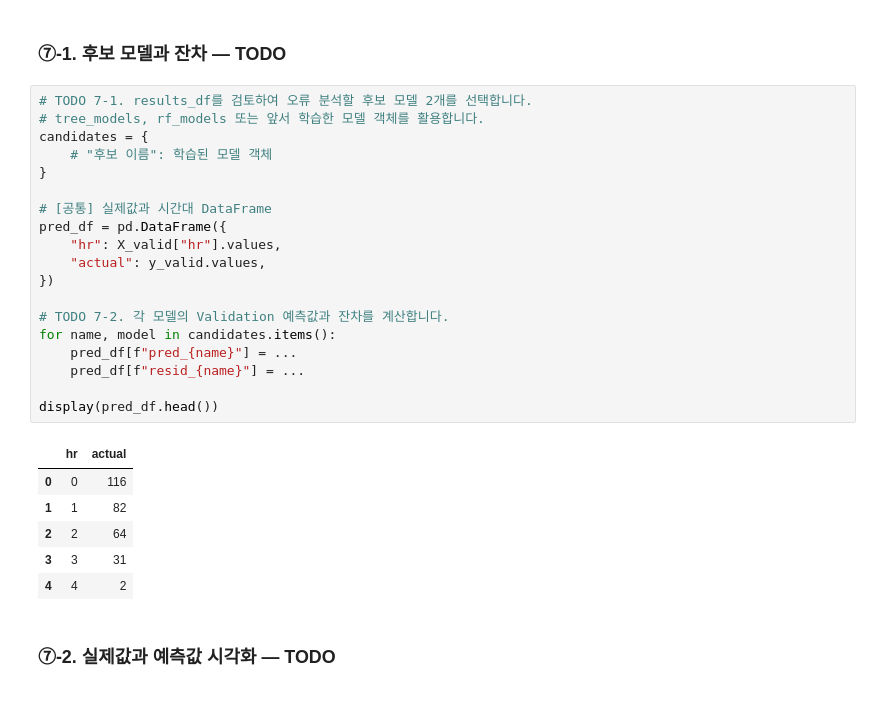
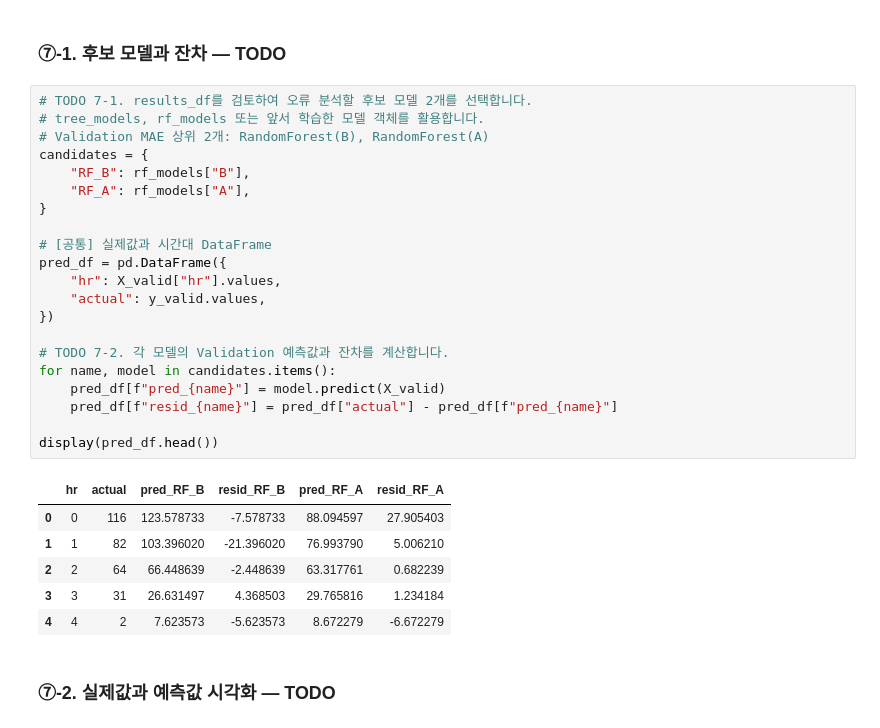
Before and after one commit to Gotti0/ai-mini-projects, a Jupyter notebook: mini-project-01/code/01_regression_bike_demand.ipynb, the cells around one changed output. Drawn from its saved outputs; the diff is of its cells as text.

```diff
--- a/mini-project-01/code/01_regression_bike_demand.ipynb
+++ b/mini-project-01/code/01_regression_bike_demand.ipynb
@@ -600,29 +602,31 @@ display(results_df.round(3))
 # %%
 # TODO 7-1. results_df를 검토하여 오류 분석할 후보 모델 2개를 선택합니다.
 # tree_models, rf_models 또는 앞서 학습한 모델 객체를 활용합니다.
+# Validation MAE 상위 2개: RandomForest(B), RandomForest(A)
 candidates = {
-    # "후보 이름": 학습된 모델 객체
+    "RF_B": rf_models["B"],
+    "RF_A": rf_models["A"],
 }
 
 # [공통] 실제값과 시간대 DataFrame
 pred_df = pd.DataFrame({
     "hr": X_valid["hr"].values,
     "actual": y_valid.values,
 })
 
 # TODO 7-2. 각 모델의 Validation 예측값과 잔차를 계산합니다.
 for name, model in candidates.items():
-    pred_df[f"pred_{name}"] = ...
-    pred_df[f"resid_{name}"] = ...
+    pred_df[f"pred_{name}"] = model.predict(X_valid)
+    pred_df[f"resid_{name}"] = pred_df["actual"] - pred_df[f"pred_{name}"]
 
 display(pred_df.head())
 # %% [output]
-|  | hr | actual |
-| 0 | 0 | 116 |
-| 1 | 1 | 82 |
-| 2 | 2 | 64 |
-| 3 | 3 | 31 |
-| 4 | 4 | 2 |
+|  | hr | actual | pred_RF_B | resid_RF_B | pred_RF_A | resid_RF_A |
+| 0 | 0 | 116 | 123.578733 | -7.578733 | 88.094597 | 27.905403 |
+| 1 | 1 | 82 | 103.396020 | -21.396020 | 76.993790 | 5.006210 |
+| 2 | 2 | 64 | 66.448639 | -2.448639 | 63.317761 | 0.682239 |
+| 3 | 3 | 31 | 26.631497 | 4.368503 | 29.765816 | 1.234184 |
+| 4 | 4 | 2 | 7.623573 | -5.623573 | 8.672279 | -6.672279 |
 # %% [markdown]
 ### ⑦-2. 실제값과 예측값 시각화 — TODO
 # %%
```
Also changed, not shown: parts of 12 cells of this notebook, 5 other files.
